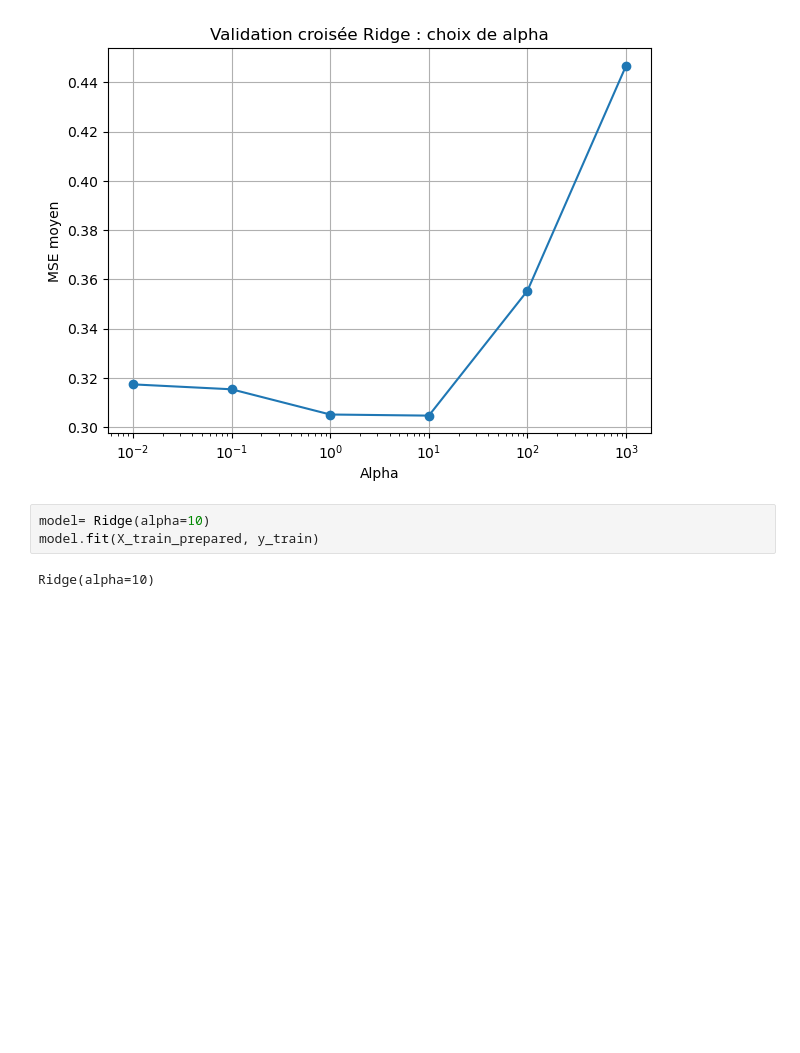
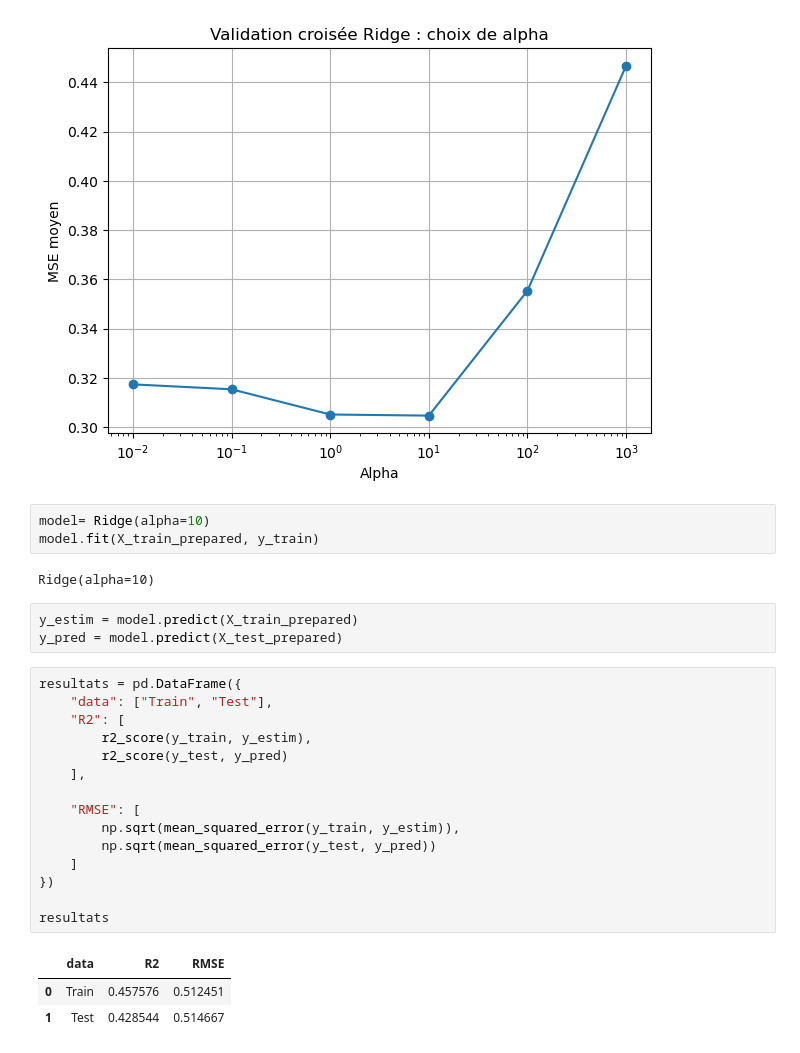
Before and after one commit to NourBouabid/Vinted-Zara-scrapping-et-analyse, a Jupyter notebook: Notebook_Analyse.ipynb, the cells around one changed output. Drawn from its saved outputs; the diff is of its cells as text; blank space fills up the shorter version.

```diff
--- a/Notebook_Analyse.ipynb
+++ b/Notebook_Analyse.ipynb
@@ -225,3 +225,25 @@ model= Ridge(alpha=10)
 model.fit(X_train_prepared, y_train)
 # %% [output]
 Ridge(alpha=10)
+# %%
+y_estim = model.predict(X_train_prepared)
+y_pred = model.predict(X_test_prepared)
+# %%
+resultats = pd.DataFrame({
+    "data": ["Train", "Test"],
+    "R2": [
+        r2_score(y_train, y_estim),
+        r2_score(y_test, y_pred)
+    ],
+
+    "RMSE": [
+        np.sqrt(mean_squared_error(y_train, y_estim)),
+        np.sqrt(mean_squared_error(y_test, y_pred))
+    ]
+})
+
+resultats
+# %% [output]
+|  | data | R2 | RMSE |
+| 0 | Train | 0.457576 | 0.512451 |
+| 1 | Test | 0.428544 | 0.514667 |
```
Also changed, not shown: parts of 3 cells of this notebook.
